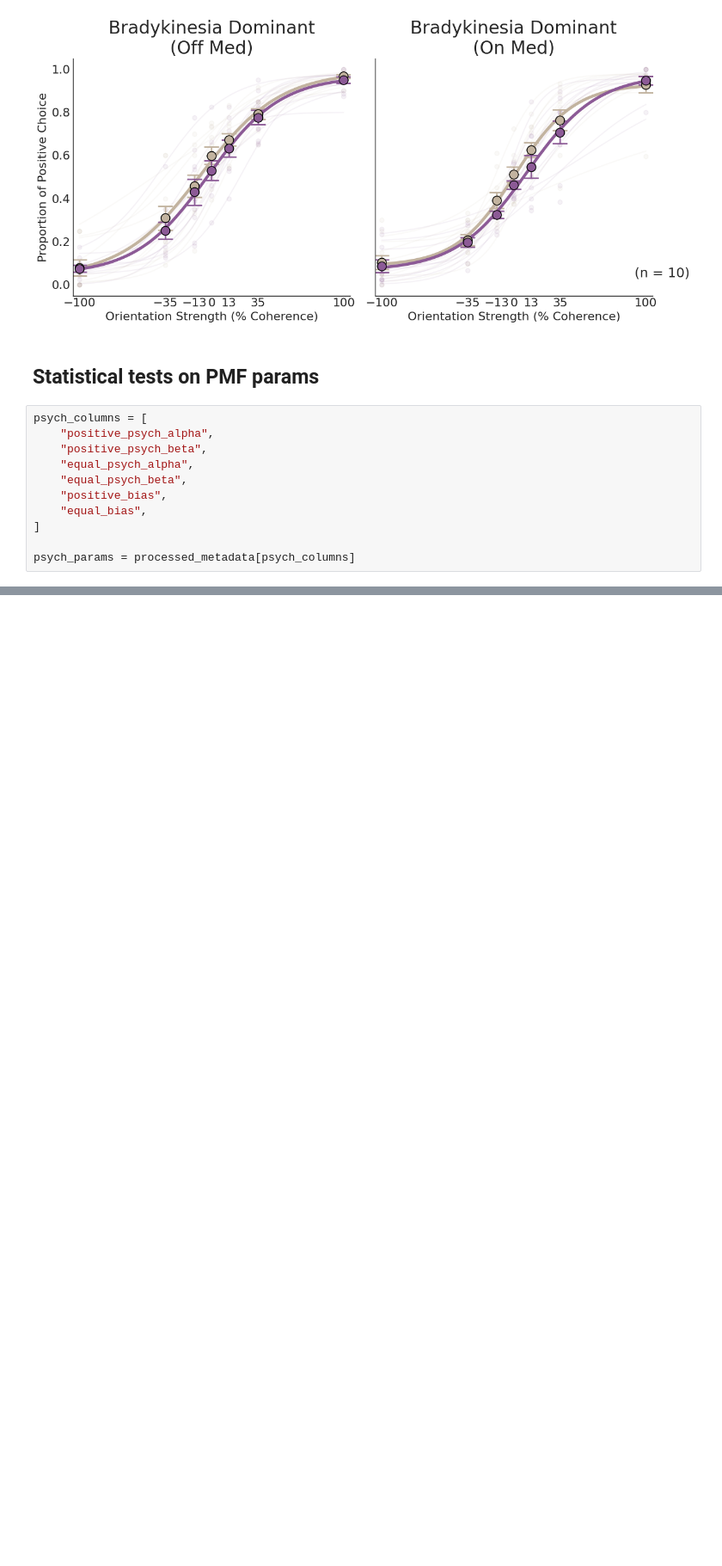
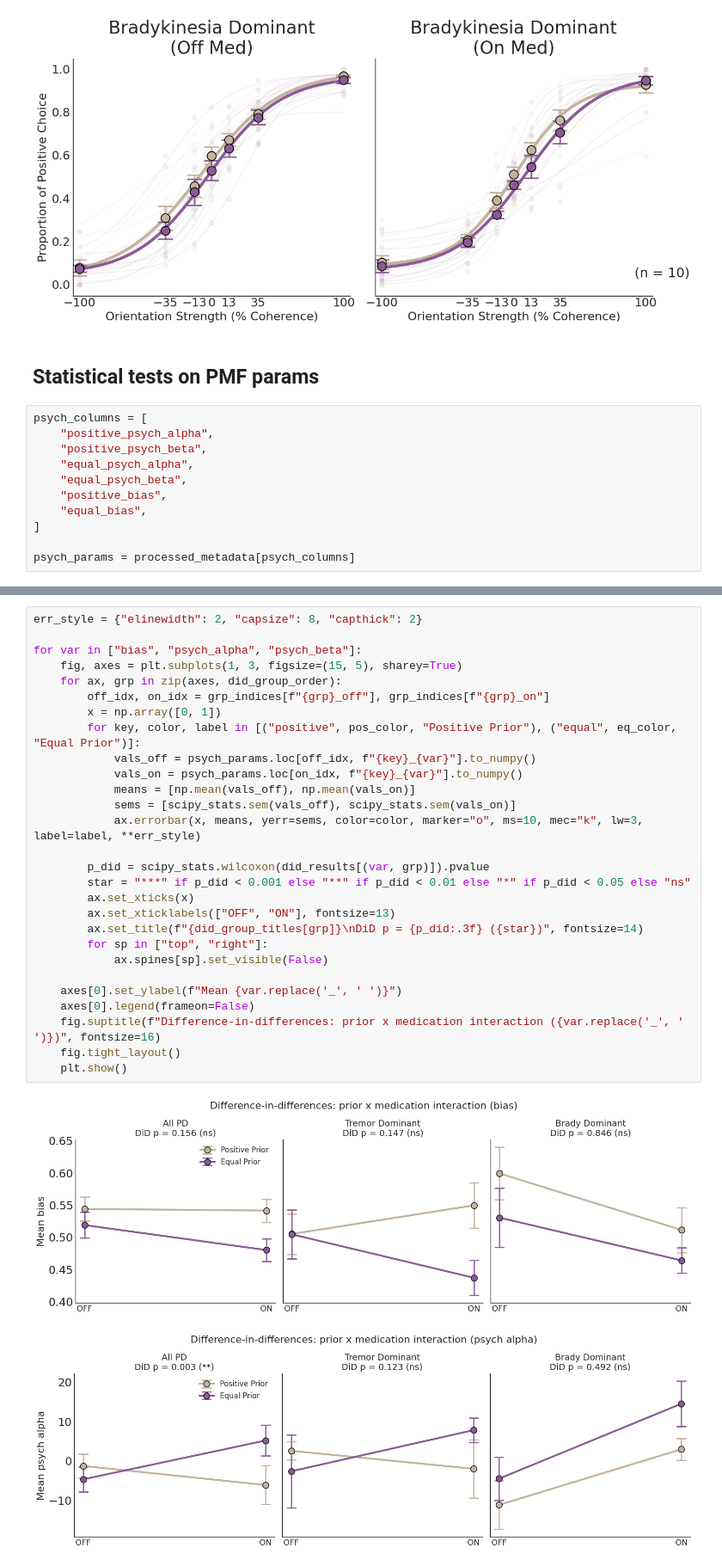
Before and after one commit to vaibrainium/bayesian-priors-in-pd-subtype, a Jupyter notebook: notebooks/2.20-psych-model-fitting-color.ipynb, the cells around one changed output, grey strips where cells are left out. Shown at 86% size. Cells and saved outputs as stored; diff of their text form; blank space fills up the shorter version.

```diff
--- a/notebooks/2.20-psych-model-fitting-color.ipynb
+++ b/notebooks/2.20-psych-model-fitting-color.ipynb
@@ -221,0 +411,31 @@ for var in ["bias", "psych_alpha", "psych_beta"]:
+# %%
+err_style = {"elinewidth": 2, "capsize": 8, "capthick": 2}
+
+for var in ["bias", "psych_alpha", "psych_beta"]:
+    fig, axes = plt.subplots(1, 3, figsize=(15, 5), sharey=True)
+    for ax, grp in zip(axes, did_group_order):
+        off_idx, on_idx = grp_indices[f"{grp}_off"], grp_indices[f"{grp}_on"]
+        x = np.array([0, 1])
+        for key, color, label in [("positive", pos_color, "Positive Prior"), ("equal", eq_color, "Equal Prior")]:
+            vals_off = psych_params.loc[off_idx, f"{key}_{var}"].to_numpy()
+            vals_on = psych_params.loc[on_idx, f"{key}_{var}"].to_numpy()
+            means = [np.mean(vals_off), np.mean(vals_on)]
+            sems = [scipy_stats.sem(vals_off), scipy_stats.sem(vals_on)]
+            ax.errorbar(x, means, yerr=sems, color=color, marker="o", ms=10, mec="k", lw=3, label=label, **err_style)
+
+        p_did = scipy_stats.wilcoxon(did_results[(var, grp)]).pvalue
+        star = "***" if p_did < 0.001 else "**" if p_did < 0.01 else "*" if p_did < 0.05 else "ns"
+        ax.set_xticks(x)
+        ax.set_xticklabels(["OFF", "ON"], fontsize=13)
+        ax.set_title(f"{did_group_titles[grp]}\nDiD p = {p_did:.3f} ({star})", fontsize=14)
+        for sp in ["top", "right"]:
+            ax.spines[sp].set_visible(False)
+
+    axes[0].set_ylabel(f"Mean {var.replace('_', ' ')}")
+    axes[0].legend(frameon=False)
+    fig.suptitle(f"Difference-in-differences: prior x medication interaction ({var.replace('_', ' ')})", fontsize=16)
+    fig.tight_layout()
+    plt.show()
+# %% [output]
+[figure, added]
+[figure, added]
```
Also changed, not shown: parts of 11 cells of this notebook, 3 other files.
